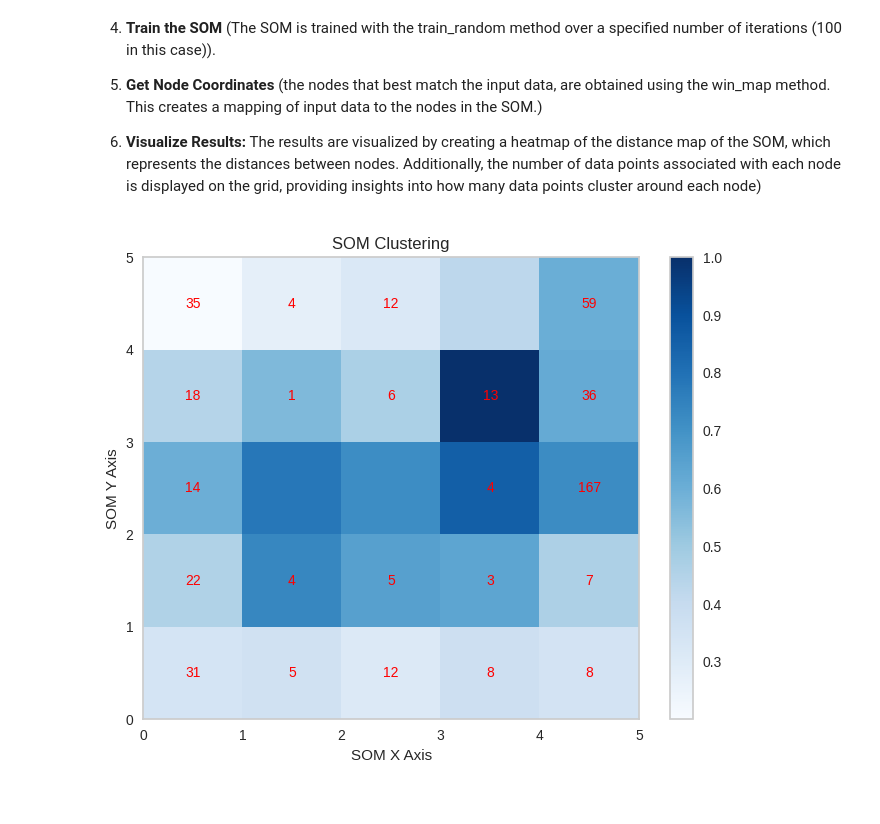
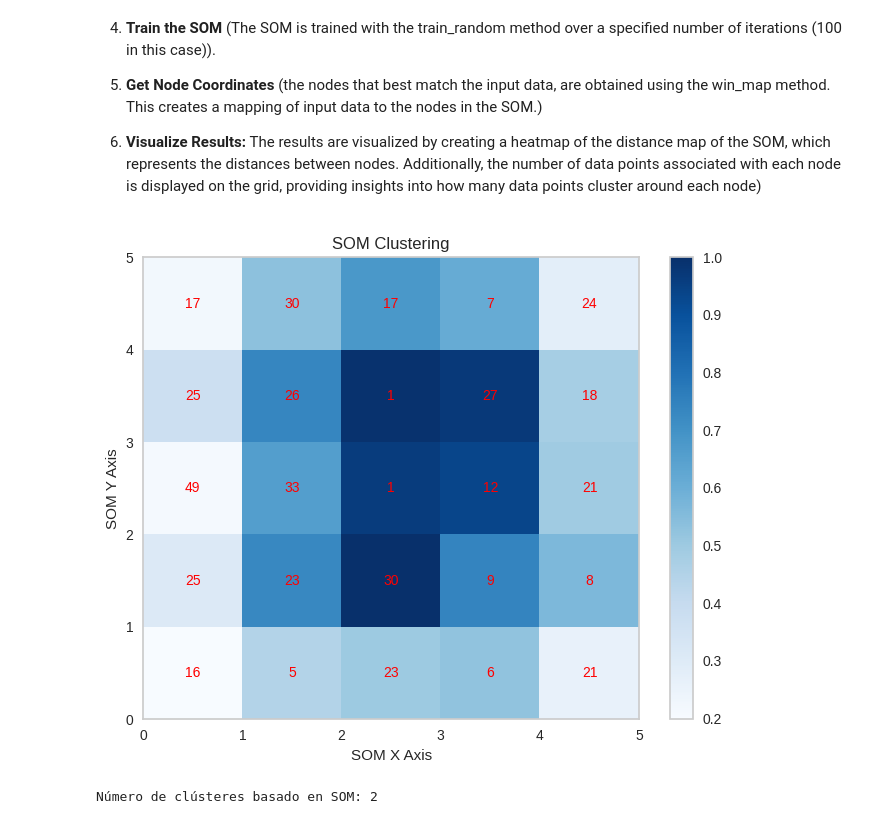
Before and after one commit to Diegodepab/clustering_genes, a Jupyter notebook: code/Lab1_sporulation_filtered.ipynb, the cells around one changed output. Drawn from its saved outputs; the diff is of its cells as text; code cells hidden in the pictures.

Commit message:
Upload of results

```diff
--- a/code/Lab1_sporulation_filtered.ipynb
+++ b/code/Lab1_sporulation_filtered.ipynb
@@ -528,40 +534,64 @@ Explanation of the next code:
 
 6. **Visualize Results:** The results are visualized by creating a heatmap of the distance map of the SOM, which represents the distances between nodes. Additionally, the number of data points associated with each node is displayed on the grid, providing insights into how many data points cluster around each node)
 # %%
+def train_and_visualize_som(scaled_data, som_size=5, num_iterations=100):
+    # Crear un objeto SOM
+    som = MiniSom(som_size, som_size, scaled_data.shape[1], sigma=1.0, learning_rate=0.5)
 
+    # Inicializar el mapa
+    som.random_weights_init(scaled_data)
 
-# Definir el tamaño de la cuadrícula SOM
-som_size = 5  # Puedes ajustar este tamaño según lo necesites (ej. 5x5)
+    # Entrenar el SOM
+    som.train_random(scaled_data, num_iterations)
 
-# Crear un objeto SOM
-som = MiniSom(som_size, som_size, scaled_data.shape[1], sigma=1.0, learning_rate=0.5)
+    # Obtener las coordenadas de los nodos del SOM
+    win_map = som.win_map(scaled_data)
 
-# Inicializar el mapa
-som.random_weights_init(scaled_data)
+    # Contar el número de nodos "activos"
+    num_clusters = sum(1 for key in win_map if win_map[key])
 
-# Entrenar el SOM
-som.train_random(scaled_data, 100)  # 100 es el número de iteraciones
+    # Visualizar los resultados
+    plt.figure(figsize=(8, 6))
+    plt.title('SOM Clustering')
+    plt.pcolor(som.distance_map().T, cmap='Blues')  # Mapa de distancias
+    plt.colorbar()
 
-# Obtener las coordenadas de los nodos del SOM
-win_map = som.win_map(scaled_data)
+    # Añadir los puntos de datos en el mapa
+    for x in range(som_size):
+        for y in range(som_size):
+            if win_map[(x, y)]:
+                plt.text(x + 0.5, y + 0.5, str(len(win_map[(x, y)])),
+                         ha='center', va='center', color='red', fontsize=10)
 
-# Visualizar los resultados
-plt.figure(figsize=(8, 6))
-plt.title('SOM Clustering')
-plt.pcolor(som.distance_map().T, cmap='Blues')  # Mapa de distancias
-plt.colorbar()
+    plt.xlim(0, som_size)
+    plt.ylim(0, som_size)
+    plt.xlabel('SOM X Axis')
+    plt.ylabel('SOM Y Axis')
+    plt.show()
 
-# Añadir los puntos de datos en el mapa
-for x in range(som_size):
-    for y in range(som_size):
-        if win_map[(x, y)]:
-            plt.text(x + 0.5, y + 0.5, str(len(win_map[(x, y)])),
-                     ha='center', va='center', color='red', fontsize=10)
-
-plt.xlim(0, som_size)
-plt.ylim(0, som_size)
-plt.xlabel('SOM X Axis')
-plt.ylabel('SOM Y Axis')
-plt.show()
+# Llamar a la función
+train_and_visualize_som(scaled_data, som_size=5, num_iterations=1000)
 # %% [output]
-[figure, old version]
+[figure, new version]
+# %%
+def cluster_som_by_distance_map(som, distance_threshold=0.5):
+    # Obtener el mapa de distancias del SOM
+    distance_map = som.distance_map()
+
+    # Si no se proporciona un umbral, usamos la media de las distancias
+    if distance_threshold is None:
+        distance_threshold = np.mean(distance_map)
+
+    # Crear un mapa binario: 1 si la distancia es menor que el umbral, 0 si es mayor
+    binary_distance_map = distance_map < distance_threshold
+
+    # Usar la función de etiquetado para encontrar regiones conectadas (clústeres)
+    labeled_array, num_clusters = label(binary_distance_map)
+
+    return num_clusters
+
+# Llamar a la función para determinar el número de clústeres
+som_clusters = cluster_som_by_distance_map(som,0.6)
+print(f"Número de clústeres basado en SOM: {som_clusters}")
+# %% [output]
+Número de clústeres basado en SOM: 2
```
Also changed, not shown: parts of 7 cells of this notebook, 20 other files.
